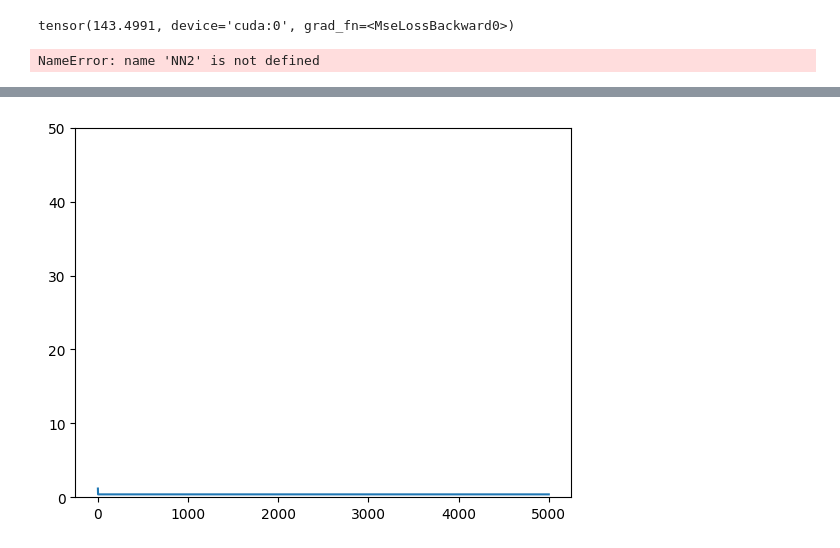
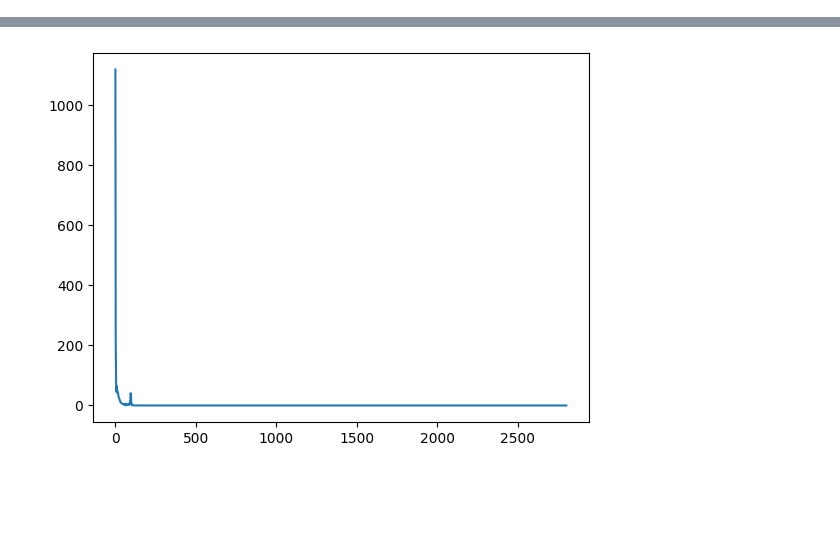
Before and after one commit to RyanW124/Table-Tennis-Deep-Learning, a Jupyter notebook: main.ipynb, the cells around one changed output, grey strips where cells are left out. Saved outputs shown, nothing was run; the diff lists cells and outputs as text; code cells hidden in the pictures; blank space fills up the shorter version.

Commit message:
Exists Net

```diff
--- a/main.ipynb
+++ b/main.ipynb
@@ -156,5 +56,6 @@ KeyboardInterrupt:
 # %%
-print(net.get_loss(test_X, test_y))
+with open("posnet.dat", "rb") as f:
+    net = pickle.load(f)
 for x, y in zip(test_X, test_y):
     r, g, b = x.cpu().numpy().astype(np.uint8)
     img = cv2.merge([r, g, b])
@@ -164,16 +65,10 @@ for x, y in zip(test_X, test_y):
     c = (int(c[0]*1200/w), int(c[1]*900/h))
     img = cv2.circle(img, c, 10, (0, 0, 255))
     c = (int(y[0]*1200/w), int(y[1]*900/h))
-    img = cv2.circle(img, c, 10, (0, 255, 0))
+    img = cv2.circle(img, c, 20, (0, 255, 0))
 
-    cv2.imshow('i', img)
-    if cv2.waitKey(0) == ord('a'):
-        cv2.destroyAllWindows()
-        break
     cv2.destroyAllWindows()
     # break
-# %% [output]
-tensor(143.4991, device='cuda:0', grad_fn=<MseLossBackward0>)
 # %%
 try:
     with open("exist.dat", "rb") as f:
@@ -181,39 +76,51 @@ try:
 except FileNotFoundError:
     with open("ball_markup.json", "r") as f:
         data: dict = json.load(f)
-    W, H = SIZE = (160, 90)
+    W, H = SIZE = (100, 200)
+    MARGIN = 1/50
     X, y = [], []
-    N = 2000
+    N = 100
     cam = cv2.VideoCapture("game_1.mp4")
     frame_count = int(cam.get(cv2.CAP_PROP_FRAME_COUNT))
-    bar = tqdm(total=N)
-    count = [0]*2
+    _, img = cam.read()
+    h, w, c = img.shape
+    mid = w/2
+    low, high = int(mid-w*MARGIN), int(mid+w*MARGIN)
+    count = 0
+    pos = set(int(i) for i in filter(lambda x: low<=int(data[x]["x"])<=high, data.keys()))
     l = list(range(frame_count))
     random.shuffle(l)
-    for frame in l:
-        index = int(str(frame) in data)
-        if count[index] >= N // 2:
-            continue
-        bar.update()
+    for frame in pos:
         cam.set(cv2.CAP_PROP_POS_FRAMES, frame)
         _, img = cam.read()
         h, w, c = img.shape
-        img = cv2.resize(img, SIZE)
+        img = img[0:h*2//3, low:high]
+        img = cv2.resize(img, SIZE, interpolation=cv2.INTER_LINEAR)
+
         X.append(cv2.split(img))
-        v = [0]*2
-        v[index] += 1
-        count[index] += 1
-        y.append(v)
+        y.append([1, 0])
+    for frame in l:
+        if frame in pos:
+            continue
+        count+=1
+        cam.set(cv2.CAP_PROP_POS_FRAMES, frame)
+        _, img = cam.read()
+        h, w, c = img.shape
+        img = img[0:h*2//3, low:high]
+        img = cv2.resize(img, SIZE, interpolation=cv2.INTER_LINEAR)
+        X.append(cv2.split(img))
+        y.append([0, 1])
+        if count >= len(pos): break
     X = np.array(X, dtype=np.float32)
     y = np.array(y, dtype=np.float32)
     cam.release()
     with open("exist.dat", "wb") as f:
         pickle.dump((X, y), f)
 train_X, val_X, test_X, train_y, val_y, test_y = preprocess(X, y)
-# %%
-net2 = NN2([3, 5, 7], [4921, 800, 170, 40, 2])
-# %% [output]
-NameError: name 'NN2' is not defined
+# %%
+net2 = load("existnet.dat", NN2([3, 6, 9, 9, 12], [480, 2]))
 # %%
 net2.my_train(train_X, train_y, val_X, val_y, 5000)
+with open("existnet.dat", "wb") as f:
+    pickle.dump(net2, f)
 # %% [output]
@@ -220,4 +129,4 @@ net2.my_train(train_X, train_y, val_X, val_y, 5000)
-[figure, old version]
+[figure, new version]
 # %%
 print(net2.ratio(test_X, test_y))
 # %% [output]
```
Also changed, not shown: parts of 11 cells of this notebook, 2 other files.
